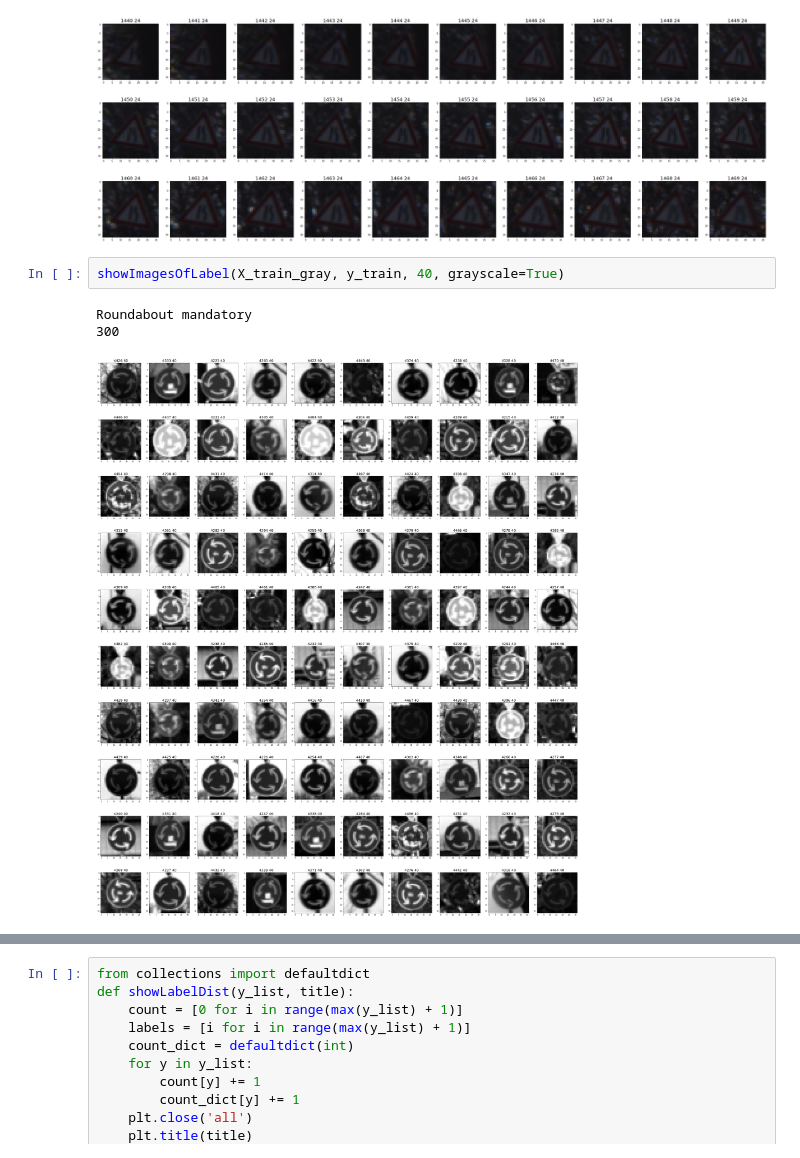
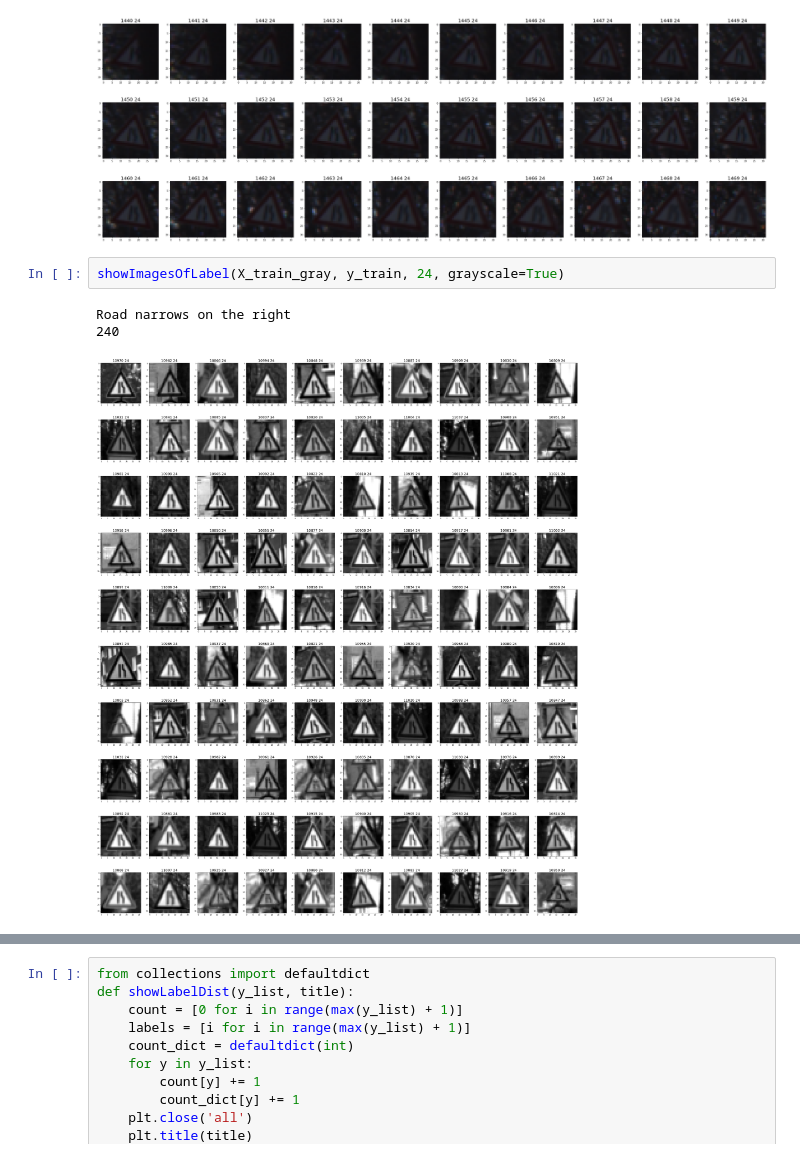
Before and after one commit to magicyuli/CarND-Traffic-Sign-Classifier-Project, a Jupyter notebook: Traffic_Sign_Classifier.ipynb, the cells around one changed output, grey strips where cells are left out. Cells and saved outputs as stored; diff of their text form.

```diff
--- a/Traffic_Sign_Classifier.ipynb
+++ b/Traffic_Sign_Classifier.ipynb
@@ -153,9 +153,9 @@ Road narrows on the right
 30
 [figure]
 # %%
-showImagesOfLabel(X_train_gray, y_train, 40, grayscale=True)
+showImagesOfLabel(X_train_gray, y_train, 24, grayscale=True)
 # %% [output]
-Roundabout mandatory
-300
+Road narrows on the right
+240
-[figure, old version]
+[figure, new version]
 # %%
```
Also changed, not shown: parts of 2 cells of this notebook, 12 other files.
